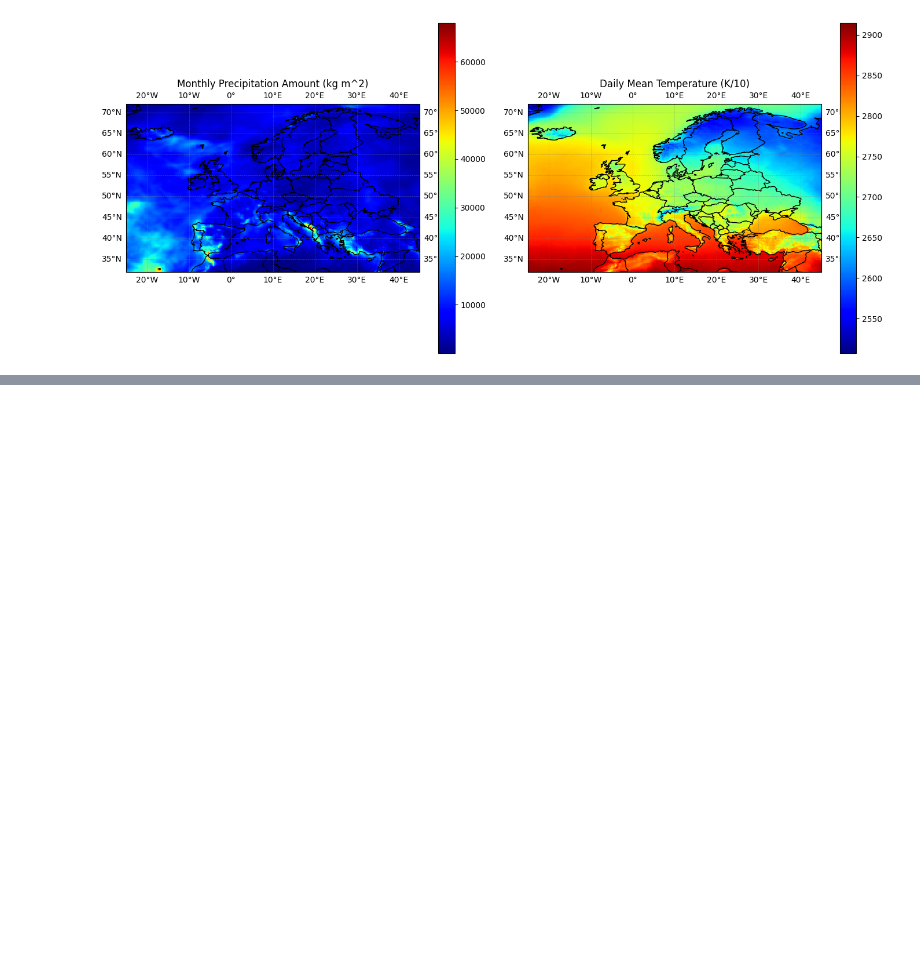
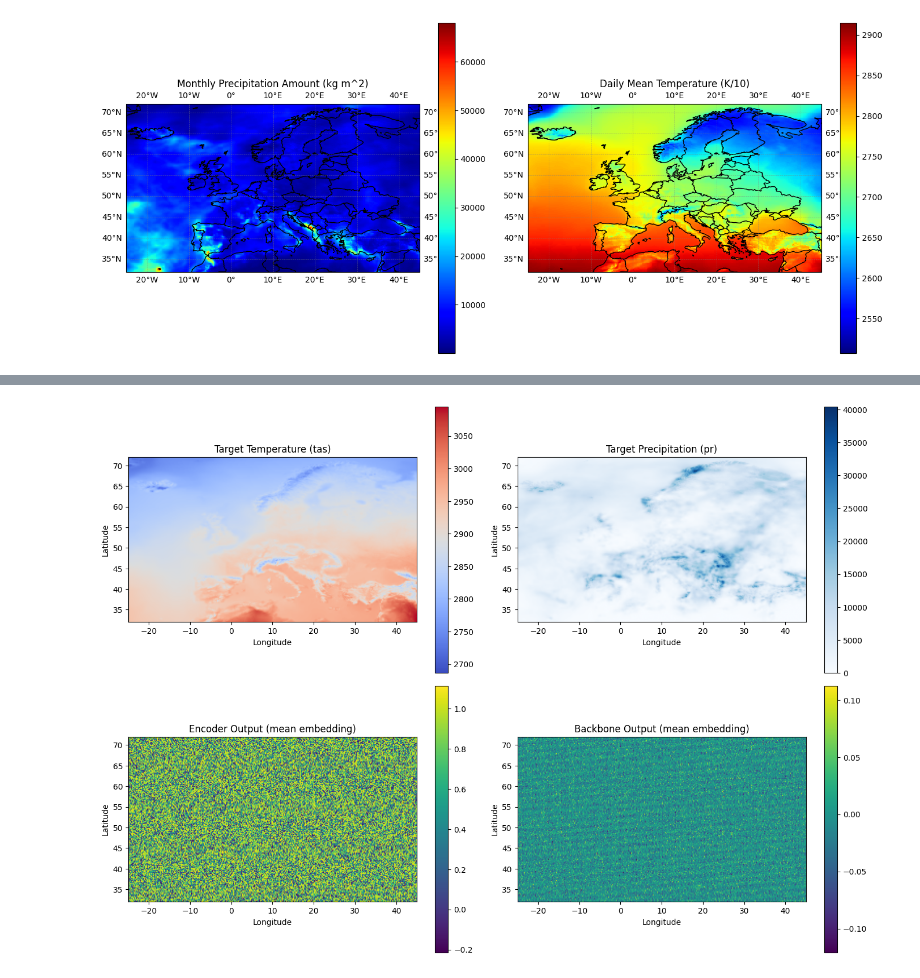
Before and after one commit to BioDT/bfm-finetune, a Jupyter notebook: notebooks/chelsa_2010_tas_pr.ipynb, the cells around one changed output, grey strips where cells are left out. Cells and saved outputs as stored; diff of their text form; code cells hidden in the pictures; blank space fills up the shorter version.

```diff
--- a/notebooks/chelsa_2010_tas_pr.ipynb
+++ b/notebooks/chelsa_2010_tas_pr.ipynb
@@ -116,0 +119,3 @@ plt.show()
+# %%
+ds = xr.open_dataset("/home/tkhan/biodt/storage/finetune/chelsa/chelsa_bfm_latents_downsampled.nc")
+print(ds)
@@ -116,0 +150,52 @@ plt.show()
+# %%
+# Select a single timestep (e.g., the first one)
+t_idx = 0
+
+# Extract variables for plotting
+# The number of grid cells in GRID_LAT and GRID_LON is 161 and 281, but ds['target'] has 44800 pixels per timestep.
+# Let's check the correct shape for reshaping:
+expected_shape = (len(GRID_LAT) - 1, len(GRID_LON) - 1)  # 160 x 280
+
+target_tas = ds['target'][t_idx, :, 0].values.reshape(expected_shape)
+target_pr = ds['target'][t_idx, :, 1].values.reshape(expected_shape)
+# The encoder_output has 64400 pixels, but the grid is (161, 281).
+# To reshape correctly, check if the pixel count matches the grid shape.
+# If not, try reshaping to (len(GRID_LAT)-1, len(GRID_LON)-1) = (160, 280)
+# The encoder_output and backbone_output have 64400 pixels, which matches (161, 400) or (280, 230), but not (160, 280).
+# Let's check if (64400,) can be reshaped to (161, 400)
+if ds['encoder_output'].shape[1] == 64400:
+    encoder_output = ds['encoder_output'][t_idx].mean(dim='embedding_dim').values.reshape(161, 400)
+    backbone_output = ds['backbone_output'][t_idx].mean(dim='embedding_dim').values.reshape(161, 400)
+else:
+    raise ValueError("Unexpected pixel count for encoder_output/backbone_output")
+
+fig, axes = plt.subplots(2, 2, figsize=(14, 10))
+
+# Plot target tas
+im0 = axes[0, 0].imshow(target_tas, origin='lower', extent=[LON_START, LON_END, LAT_START, LAT_END], cmap='coolwarm')
+axes[0, 0].set_title('Target Temperature (tas)')
+plt.colorbar(im0, ax=axes[0, 0])
+
+# Plot target pr
+im1 = axes[0, 1].imshow(target_pr, origin='lower', extent=[LON_START, LON_END, LAT_START, LAT_END], cmap='Blues')
+axes[0, 1].set_title('Target Precipitation (pr)')
+plt.colorbar(im1, ax=axes[0, 1])
+
+# Plot encoder output (mean over embedding_dim)
+im2 = axes[1, 0].imshow(encoder_output, origin='lower', extent=[LON_START, LON_END, LAT_START, LAT_END], cmap='viridis')
+axes[1, 0].set_title('Encoder Output (mean embedding)')
+plt.colorbar(im2, ax=axes[1, 0])
+
+# Plot backbone output (mean over embedding_dim)
+im3 = axes[1, 1].imshow(backbone_output, origin='lower', extent=[LON_START, LON_END, LAT_START, LAT_END], cmap='viridis')
+axes[1, 1].set_title('Backbone Output (mean embedding)')
+plt.colorbar(im3, ax=axes[1, 1])
+
+for ax in axes.flat:
+    ax.set_xlabel('Longitude')
+    ax.set_ylabel('Latitude')
+
+plt.tight_layout()
+plt.show()
+# %% [output]
+[figure, added]
```
Also changed, not shown: parts of 3 cells of this notebook, 3 other files.
